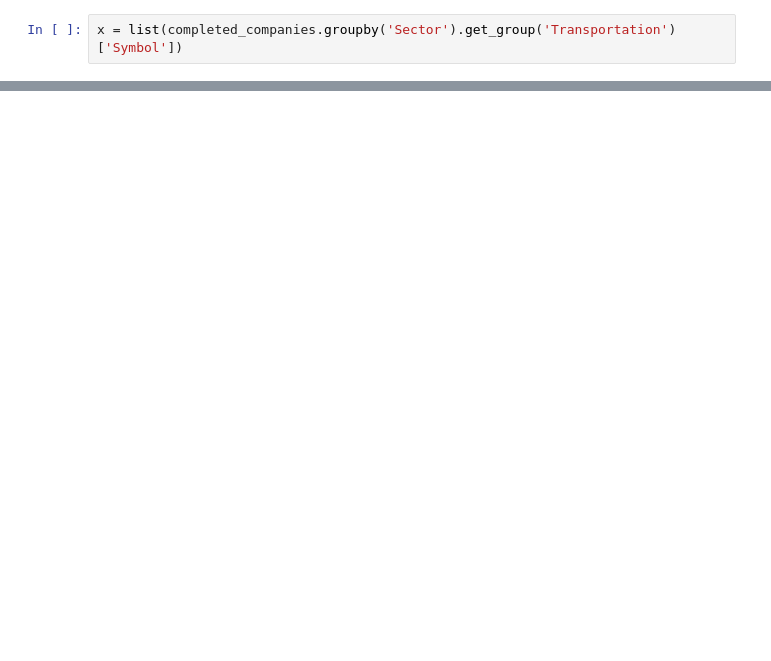
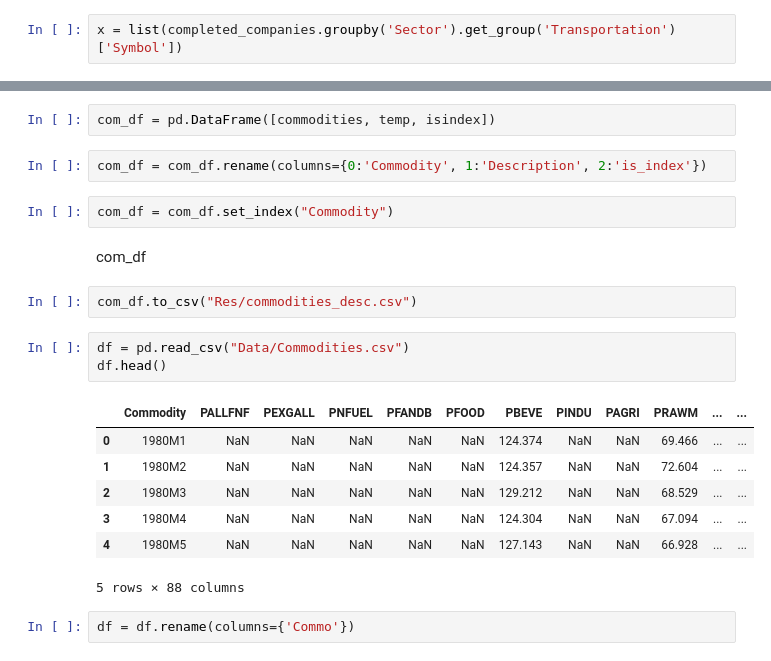
Before and after one commit to ericjm24/PersonalProjects, a Jupyter notebook: Finance/PyFinance.ipynb, the cells around one changed output, grey strips where cells are left out. Saved outputs shown, nothing was run; the diff lists cells and outputs as text; blank space fills up the shorter version.

```diff
--- a/Finance/PyFinance.ipynb
+++ b/Finance/PyFinance.ipynb
@@ -162,0 +183,23 @@ completed_companies.to_sql('companies', con=engine)"""
+# %%
+com_df = pd.DataFrame([commodities, temp, isindex])
+# %%
+com_df = com_df.rename(columns={0:'Commodity', 1:'Description', 2:'is_index'})
+# %%
+com_df = com_df.set_index("Commodity")
+# %% [markdown]
+com_df
+# %%
+com_df.to_csv("Res/commodities_desc.csv")
+# %%
+df = pd.read_csv("Data/Commodities.csv")
+df.head()
+# %% [output]
+|  | Commodity | PALLFNF | PEXGALL | PNFUEL | PFANDB | PFOOD | PBEVE | PINDU | PAGRI | PRAWM | ... | ... |
+| 0 | 1980M1 | NaN | NaN | NaN | NaN | NaN | 124.374 | NaN | NaN | 69.466 | ... | ... |
+| 1 | 1980M2 | NaN | NaN | NaN | NaN | NaN | 124.357 | NaN | NaN | 72.604 | ... | ... |
+| 2 | 1980M3 | NaN | NaN | NaN | NaN | NaN | 129.212 | NaN | NaN | 68.529 | ... | ... |
+| 3 | 1980M4 | NaN | NaN | NaN | NaN | NaN | 124.304 | NaN | NaN | 67.094 | ... | ... |
+| 4 | 1980M5 | NaN | NaN | NaN | NaN | NaN | 127.143 | NaN | NaN | 66.928 | ... | ... |
+5 rows × 88 columns
+# %%
+df = df.rename(columns={'Commo'})
```
Also changed, not shown: parts of 28 cells of this notebook, 6 other files.
